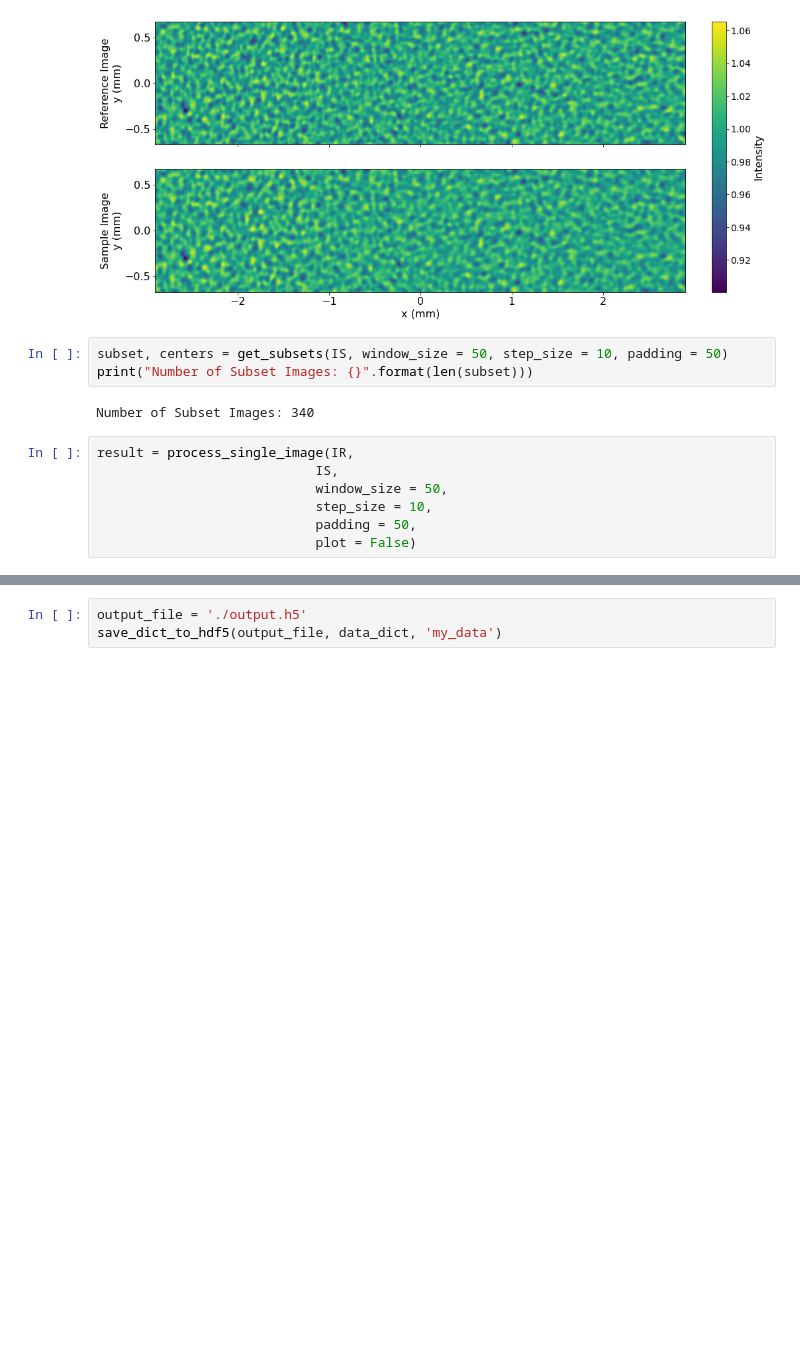
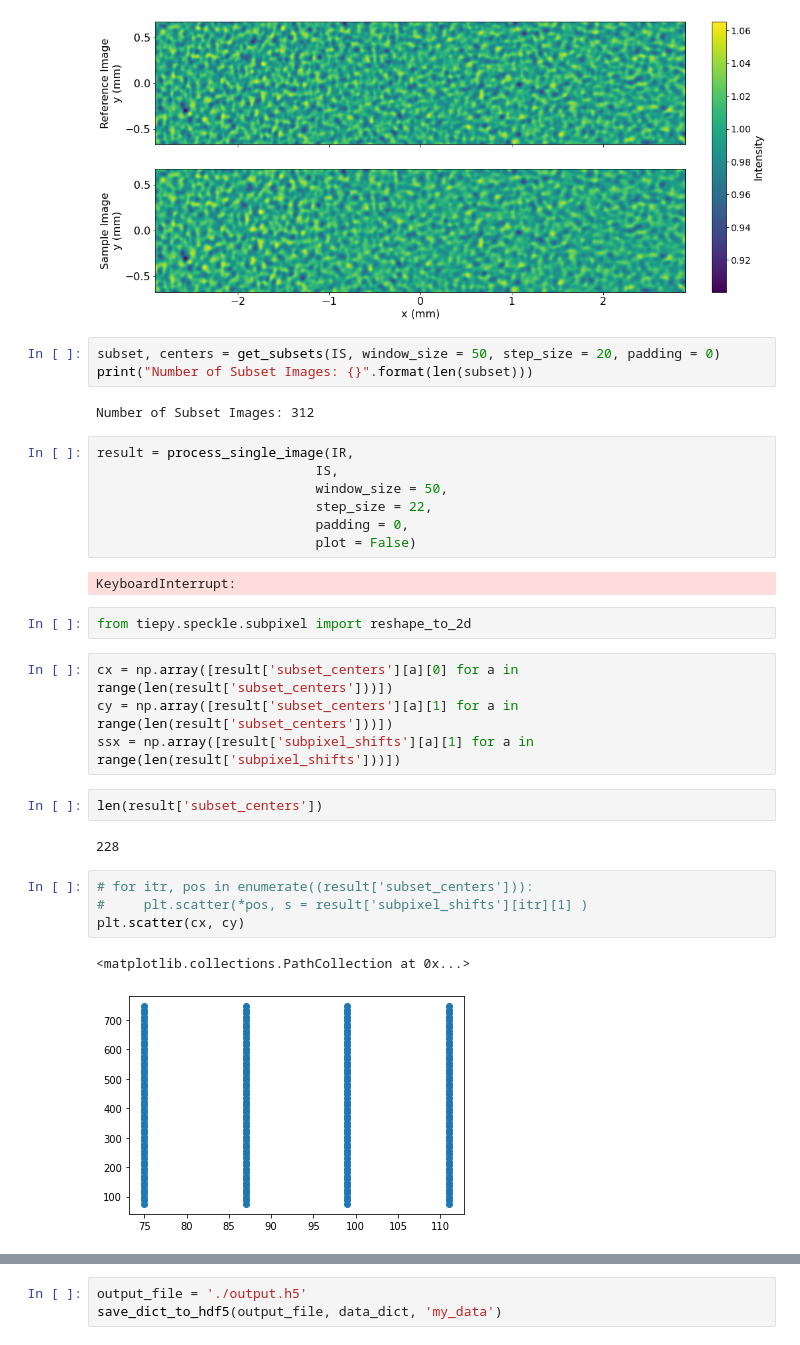
Before and after one commit to twguest/tiepy, a Jupyter notebook: docs/source/demo/real_data_example.ipynb, the cells around one changed output, grey strips where cells are left out. Drawn from its saved outputs; the diff is of its cells as text; blank space fills up the shorter version.

```diff
--- a/docs/source/demo/real_data_example.ipynb
+++ b/docs/source/demo/real_data_example.ipynb
@@ -54,14 +54,33 @@ plt.show()
 # %% [output]
 [figure]
 # %%
-subset, centers = get_subsets(IS, window_size = 50, step_size = 10, padding = 50)
+subset, centers = get_subsets(IS, window_size = 50, step_size = 20, padding = 0)
 print("Number of Subset Images: {}".format(len(subset)))
 # %% [output]
-Number of Subset Images: 340
+Number of Subset Images: 312
 # %%
 result = process_single_image(IR,
                             IS,
                             window_size = 50,
-                            step_size = 10,
-                            padding = 50,
+                            step_size = 22,
+                            padding = 0,
                             plot = False)
+# %% [output]
+KeyboardInterrupt:
+# %%
+from tiepy.speckle.subpixel import reshape_to_2d
+# %%
+cx = np.array([result['subset_centers'][a][0] for a in range(len(result['subset_centers']))])
+cy = np.array([result['subset_centers'][a][1] for a in range(len(result['subset_centers']))])
+ssx = np.array([result['subpixel_shifts'][a][1] for a in range(len(result['subpixel_shifts']))])
+# %%
+len(result['subset_centers'])
+# %% [output]
+228
+# %%
+# for itr, pos in enumerate((result['subset_centers'])):
+#     plt.scatter(*pos, s = result['subpixel_shifts'][itr][1] )
+plt.scatter(cx, cy)
+# %% [output]
+<matplotlib.collections.PathCollection at 0x...>
+[figure, added]
```
Also changed, not shown: parts of 2 cells of this notebook, 15 other files.
